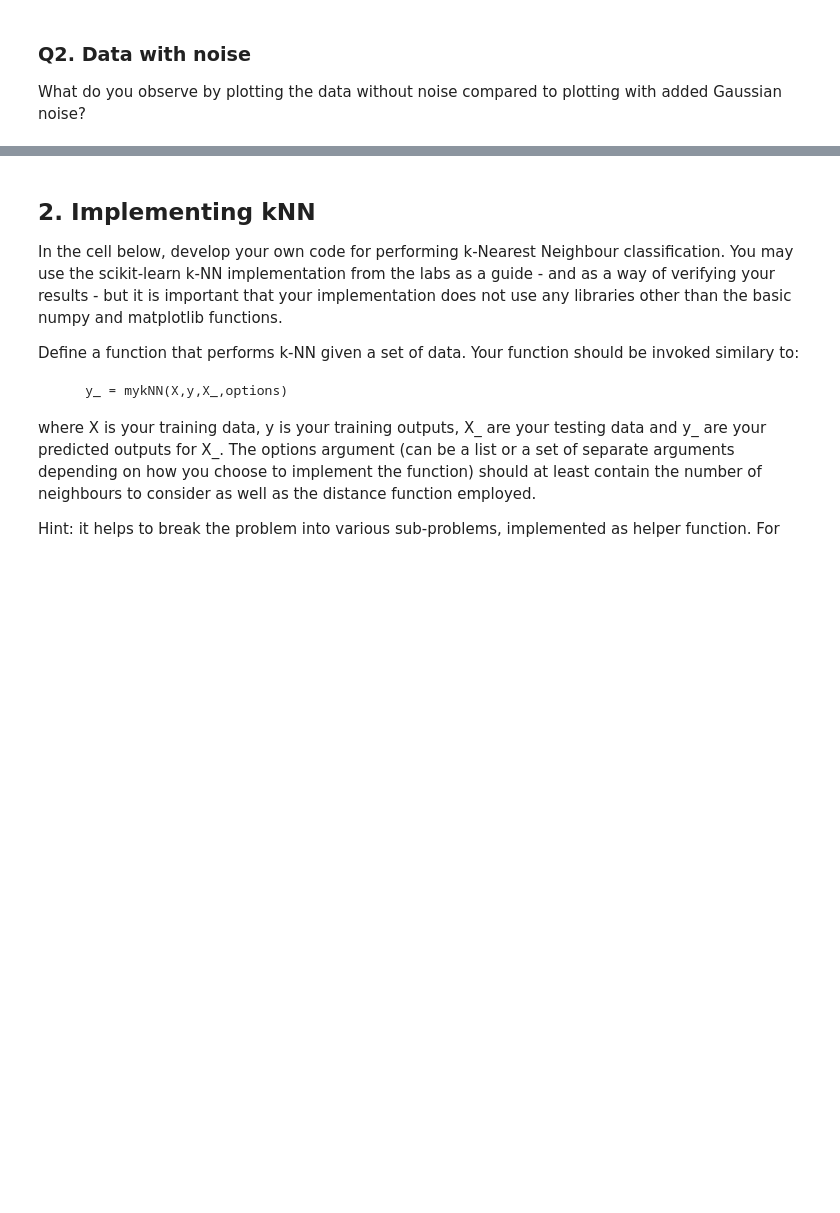
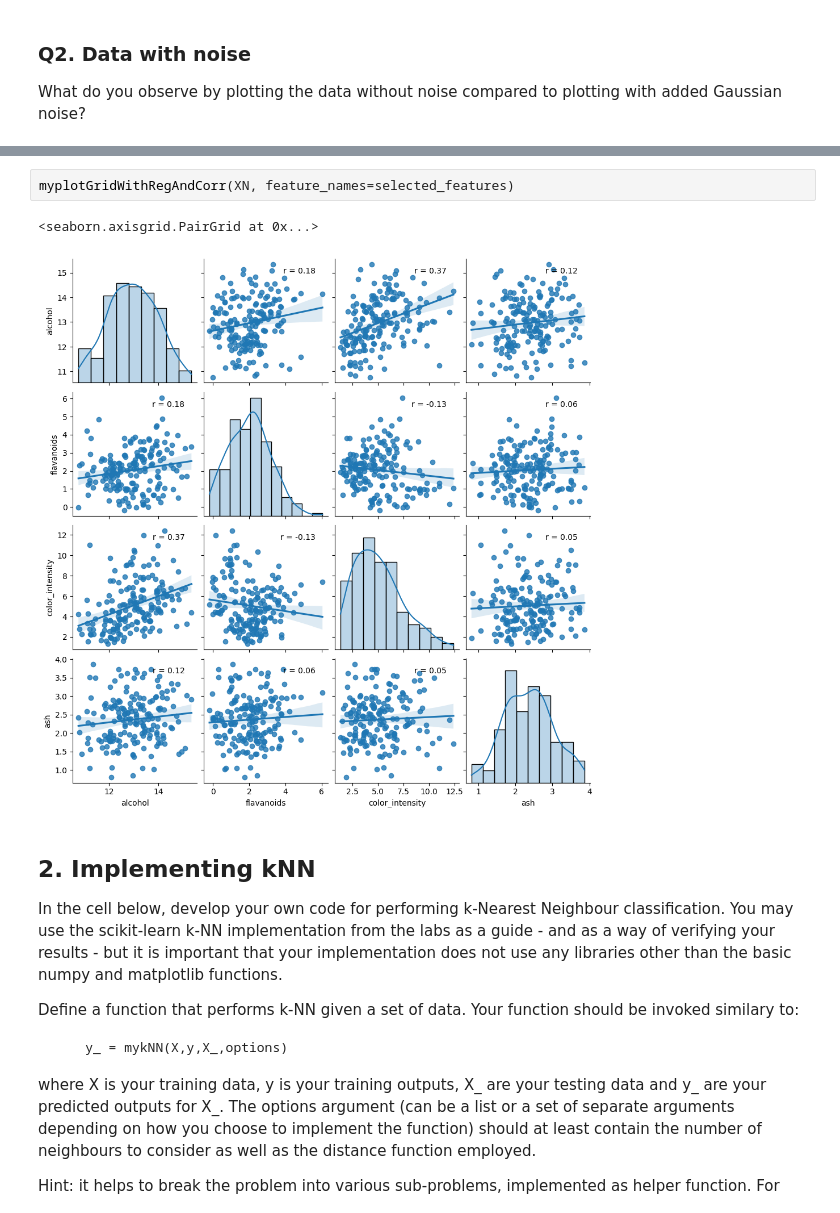
Before and after one commit to hudsonmendes/uolondon-cm3015-mlnn, a Jupyter notebook: report.ipynb, the cells around one changed output, grey strips where cells are left out. Cells and saved outputs as stored; diff of their text form; blank space fills up the shorter version.

```diff
--- a/report.ipynb
+++ b/report.ipynb
@@ -168,3 +166,8 @@ answer:
+# %%
+myplotGridWithRegAndCorr(XN, feature_names=selected_features)
+# %% [output]
+<seaborn.axisgrid.PairGrid at 0x...>
+[figure, added]
 # %% [markdown]
 ## 2. Implementing kNN
 
```
Also changed, not shown: parts of 18 cells of this notebook, 1 other file.
